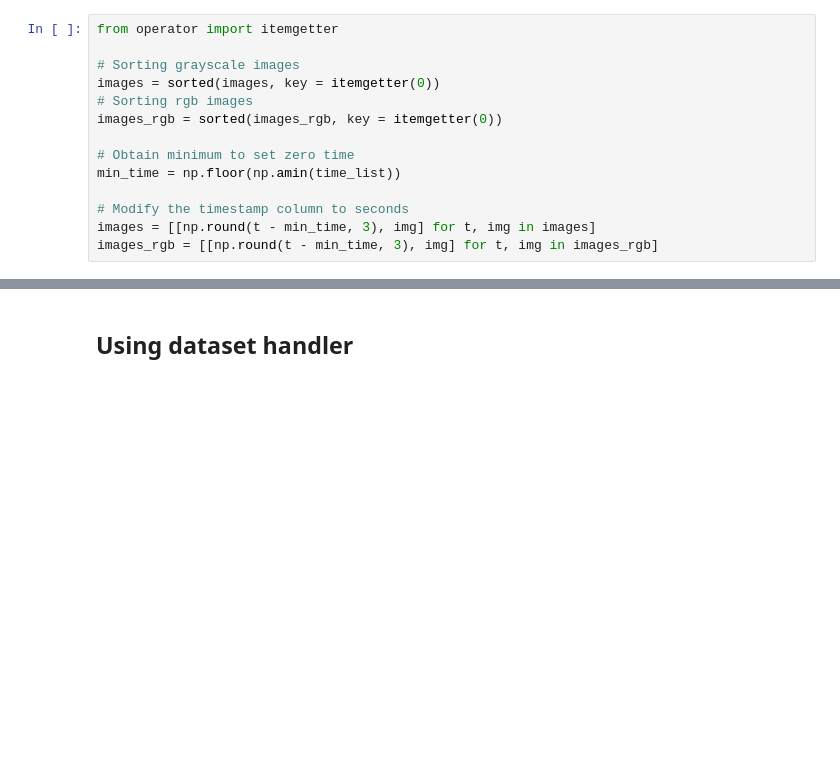
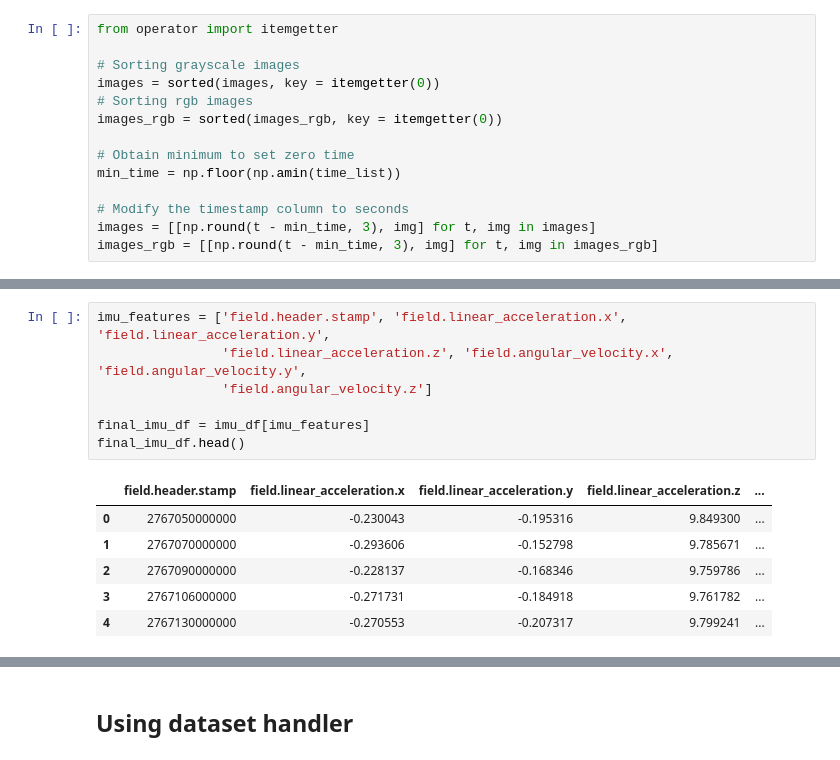
Before and after one commit to MikeS96/vio_quadrotor, a Jupyter notebook: VO.ipynb, the cells around one changed output, grey strips where cells are left out. Cells and saved outputs as stored; diff of their text form; blank space fills up the shorter version.

```diff
--- a/VO.ipynb
+++ b/VO.ipynb
@@ -286,0 +303,14 @@ plt.imshow(image)
+# %%
+imu_features = ['field.header.stamp', 'field.linear_acceleration.x', 'field.linear_acceleration.y',
+                'field.linear_acceleration.z', 'field.angular_velocity.x', 'field.angular_velocity.y',
+                'field.angular_velocity.z']
+
+final_imu_df = imu_df[imu_features]
+final_imu_df.head()
+# %% [output]
+|  | field.header.stamp | field.linear_acceleration.x | field.linear_acceleration.y | field.linear_acceleration.z | ... |
+| 0 | 2767050000000 | -0.230043 | -0.195316 | 9.849300 | ... |
+| 1 | 2767070000000 | -0.293606 | -0.152798 | 9.785671 | ... |
+| 2 | 2767090000000 | -0.228137 | -0.168346 | 9.759786 | ... |
+| 3 | 2767106000000 | -0.271731 | -0.184918 | 9.761782 | ... |
+| 4 | 2767130000000 | -0.270553 | -0.207317 | 9.799241 | ... |
```
Also changed, not shown: parts of 8 cells of this notebook.
